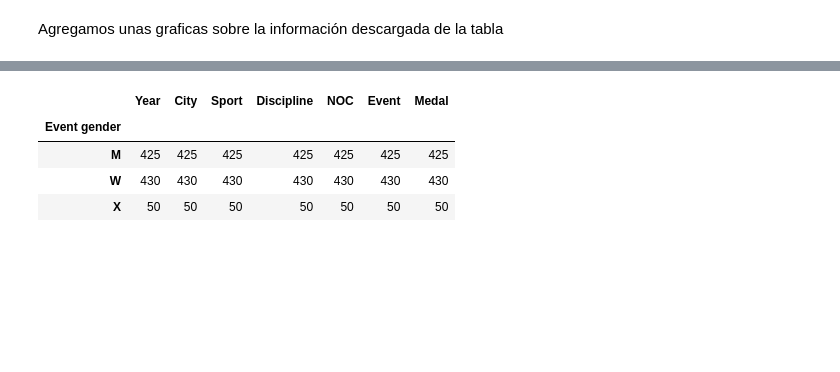
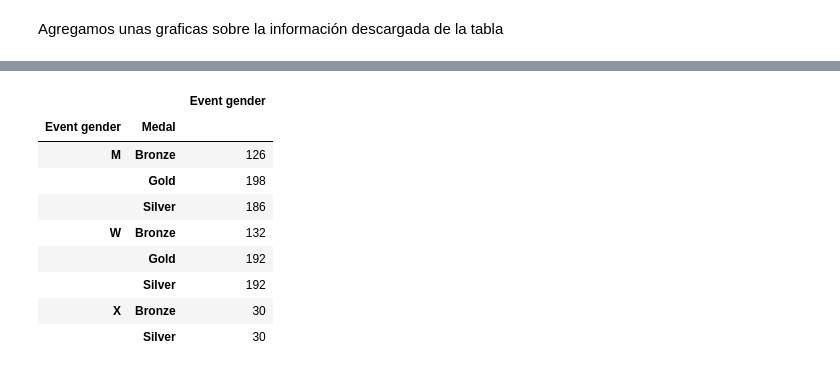
Before and after one commit to arielmeragelman/Alkemy-Unidad20, a Jupyter notebook: Practico.ipynb, the cells around one changed output, grey strips where cells are left out. Cells and saved outputs as stored; diff of their text form; code cells hidden in the pictures; blank space fills up the shorter version.

```diff
--- a/Practico.ipynb
+++ b/Practico.ipynb
@@ -153,8 +177,14 @@ Text(0.5, 17.199999999999996, 'Sexo/Medalla')
 # %%
-df_med_graf.groupby(['Event gender']).count()
+df_medals_event=pd.DataFrame(df_med_graf.groupby(['Event gender','Medal'])['Event gender'].count())
+df_medals_event
 # %% [output]
-|  | Year | City | Sport | Discipline | NOC | Event | Medal |
-| Event gender |  |  |  |  |  |  |  |
-| M | 425 | 425 | 425 | 425 | 425 | 425 | 425 |
-| W | 430 | 430 | 430 | 430 | 430 | 430 | 430 |
-| X | 50 | 50 | 50 | 50 | 50 | 50 | 50 |
+|  |  | Event gender |
+| Event gender | Medal |  |
+| M | Bronze | 126 |
+|  | Gold | 198 |
+|  | Silver | 186 |
+| W | Bronze | 132 |
+|  | Gold | 192 |
+|  | Silver | 192 |
+| X | Bronze | 30 |
+|  | Silver | 30 |
```
Also changed, not shown: parts of 7 cells of this notebook.
